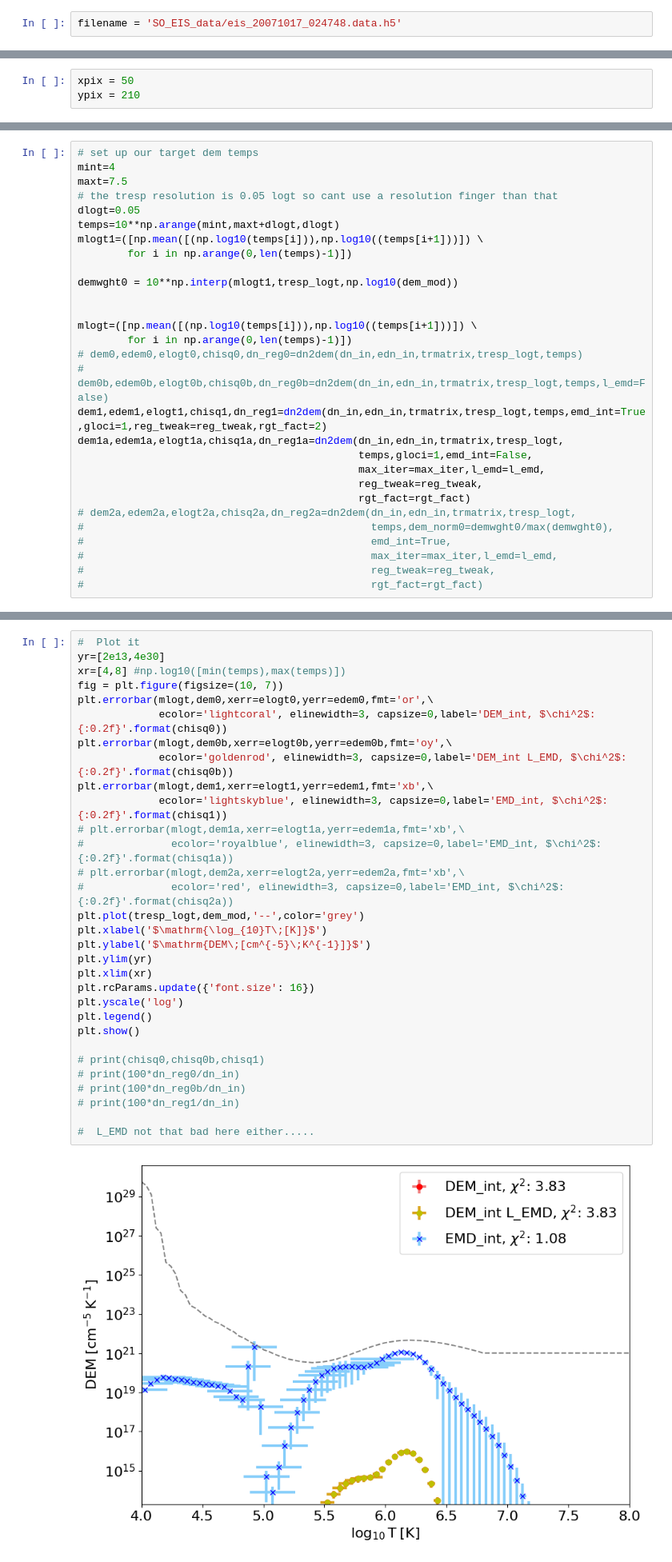
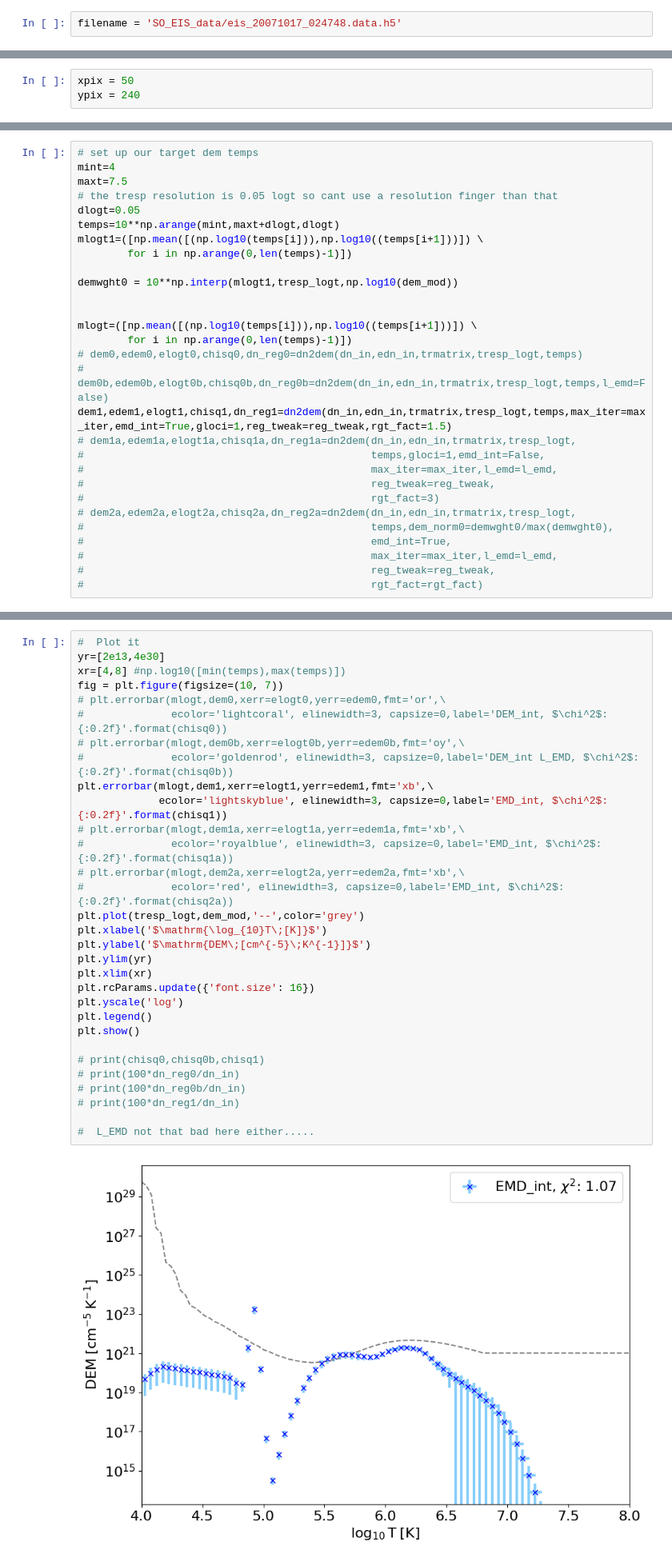
Before and after one commit to andyto1234/demreg_FIP, a Jupyter notebook: test.ipynb, the cells around one changed output, grey strips where cells are left out. Shown: that part at 80% size. Drawn from its saved outputs; the diff is of its cells as text.

```diff
--- a/test.ipynb
+++ b/test.ipynb
@@ -145,6 +146,6 @@ INFO: uncertainty should have attribute uncertainty_type. [astropy.nddata.nddata
 # %%
 xpix = 50
-ypix = 210
+ypix = 240
 # %%
 plt.figure(figsize=(5,6))
 plt.pcolormesh(Intensity[:,:,6])
@@ -231,12 +232,12 @@ mlogt=([np.mean([(np.log10(temps[i])),np.log10((temps[i+1]))]) \
         for i in np.arange(0,len(temps)-1)])
 # dem0,edem0,elogt0,chisq0,dn_reg0=dn2dem(dn_in,edn_in,trmatrix,tresp_logt,temps)
 # dem0b,edem0b,elogt0b,chisq0b,dn_reg0b=dn2dem(dn_in,edn_in,trmatrix,tresp_logt,temps,l_emd=False)
-dem1,edem1,elogt1,chisq1,dn_reg1=dn2dem(dn_in,edn_in,trmatrix,tresp_logt,temps,emd_int=True,gloci=1,reg_tweak=reg_tweak,rgt_fact=2)
-dem1a,edem1a,elogt1a,chisq1a,dn_reg1a=dn2dem(dn_in,edn_in,trmatrix,tresp_logt,
-                                             temps,gloci=1,emd_int=False,
-                                             max_iter=max_iter,l_emd=l_emd,
-                                             reg_tweak=reg_tweak,
-                                             rgt_fact=rgt_fact)
+dem1,edem1,elogt1,chisq1,dn_reg1=dn2dem(dn_in,edn_in,trmatrix,tresp_logt,temps,max_iter=max_iter,emd_int=True,gloci=1,reg_tweak=reg_tweak,rgt_fact=1.5)
+# dem1a,edem1a,elogt1a,chisq1a,dn_reg1a=dn2dem(dn_in,edn_in,trmatrix,tresp_logt,
+#                                              temps,gloci=1,emd_int=False,
+#                                              max_iter=max_iter,l_emd=l_emd,
+#                                              reg_tweak=reg_tweak,
+#                                              rgt_fact=3)
 # dem2a,edem2a,elogt2a,chisq2a,dn_reg2a=dn2dem(dn_in,edn_in,trmatrix,tresp_logt,
 #                                              temps,dem_norm0=demwght0/max(demwght0),
 #                                              emd_int=True,
@@ -248,33 +247,33 @@ Warning, positivity loop hit max iterations, so increase max_iter? Or rgt_fact t
 # %%
 #  Plot it
 yr=[2e13,4e30]
 xr=[4,8] #np.log10([min(temps),max(temps)])
 fig = plt.figure(figsize=(10, 7))
-plt.errorbar(mlogt,dem0,xerr=elogt0,yerr=edem0,fmt='or',\
-             ecolor='lightcoral', elinewidth=3, capsize=0,label='DEM_int, $\chi^2$: {:0.2f}'.format(chisq0))
-plt.errorbar(mlogt,dem0b,xerr=elogt0b,yerr=edem0b,fmt='oy',\
-             ecolor='goldenrod', elinewidth=3, capsize=0,label='DEM_int L_EMD, $\chi^2$: {:0.2f}'.format(chisq0b))
+# plt.errorbar(mlogt,dem0,xerr=elogt0,yerr=edem0,fmt='or',\
+#              ecolor='lightcoral', elinewidth=3, capsize=0,label='DEM_int, $\chi^2$: {:0.2f}'.format(chisq0))
+# plt.errorbar(mlogt,dem0b,xerr=elogt0b,yerr=edem0b,fmt='oy',\
+#              ecolor='goldenrod', elinewidth=3, capsize=0,label='DEM_int L_EMD, $\chi^2$: {:0.2f}'.format(chisq0b))
 plt.errorbar(mlogt,dem1,xerr=elogt1,yerr=edem1,fmt='xb',\
              ecolor='lightskyblue', elinewidth=3, capsize=0,label='EMD_int, $\chi^2$: {:0.2f}'.format(chisq1))
 # plt.errorbar(mlogt,dem1a,xerr=elogt1a,yerr=edem1a,fmt='xb',\
 #              ecolor='royalblue', elinewidth=3, capsize=0,label='EMD_int, $\chi^2$: {:0.2f}'.format(chisq1a))
 # plt.errorbar(mlogt,dem2a,xerr=elogt2a,yerr=edem2a,fmt='xb',\
 #              ecolor='red', elinewidth=3, capsize=0,label='EMD_int, $\chi^2$: {:0.2f}'.format(chisq2a))
 plt.plot(tresp_logt,dem_mod,'--',color='grey')
 plt.xlabel('$\mathrm{\log_{10}T\;[K]}$')
 plt.ylabel('$\mathrm{DEM\;[cm^{-5}\;K^{-1}]}$')
 plt.ylim(yr)
 plt.xlim(xr)
 plt.rcParams.update({'font.size': 16})
 plt.yscale('log')
 plt.legend()
 plt.show()
 
 # print(chisq0,chisq0b,chisq1)
 # print(100*dn_reg0/dn_in)
 # print(100*dn_reg0b/dn_in)
 # print(100*dn_reg1/dn_in)
 
 #  L_EMD not that bad here either.....
 # %% [output]
-[figure, old version]
+[figure, new version]
```
Also changed, not shown: parts of 13 cells of this notebook, 5 other files.
